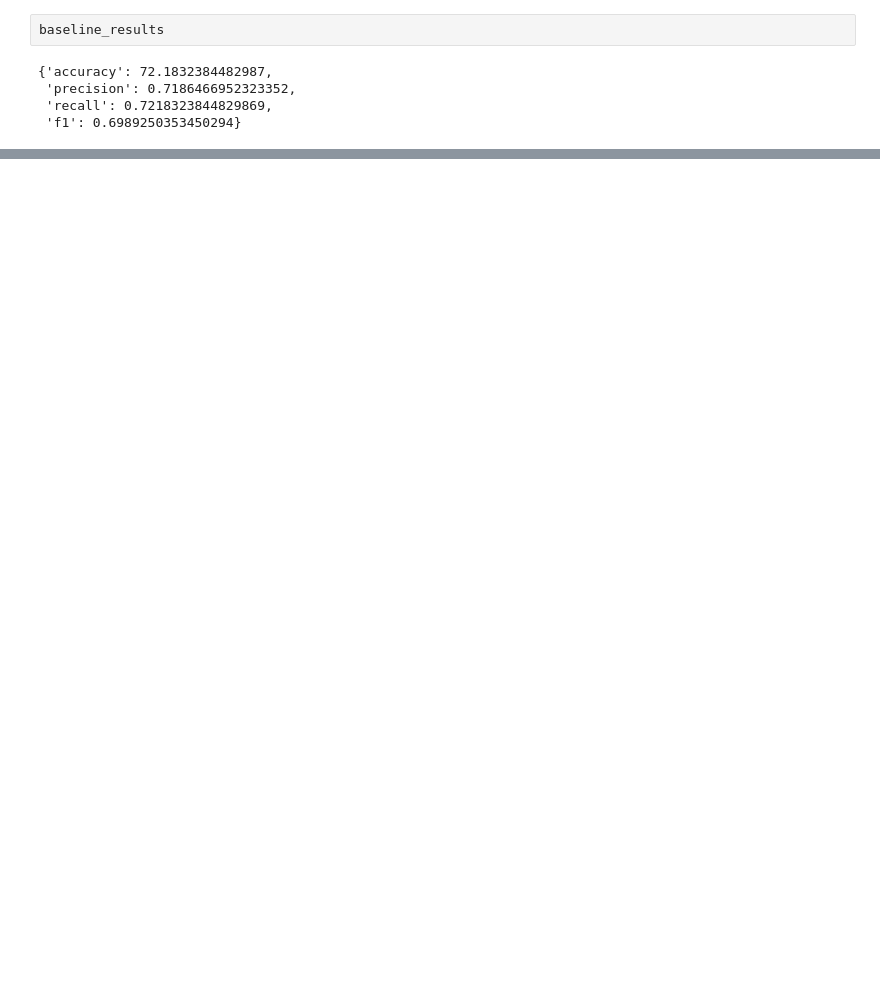
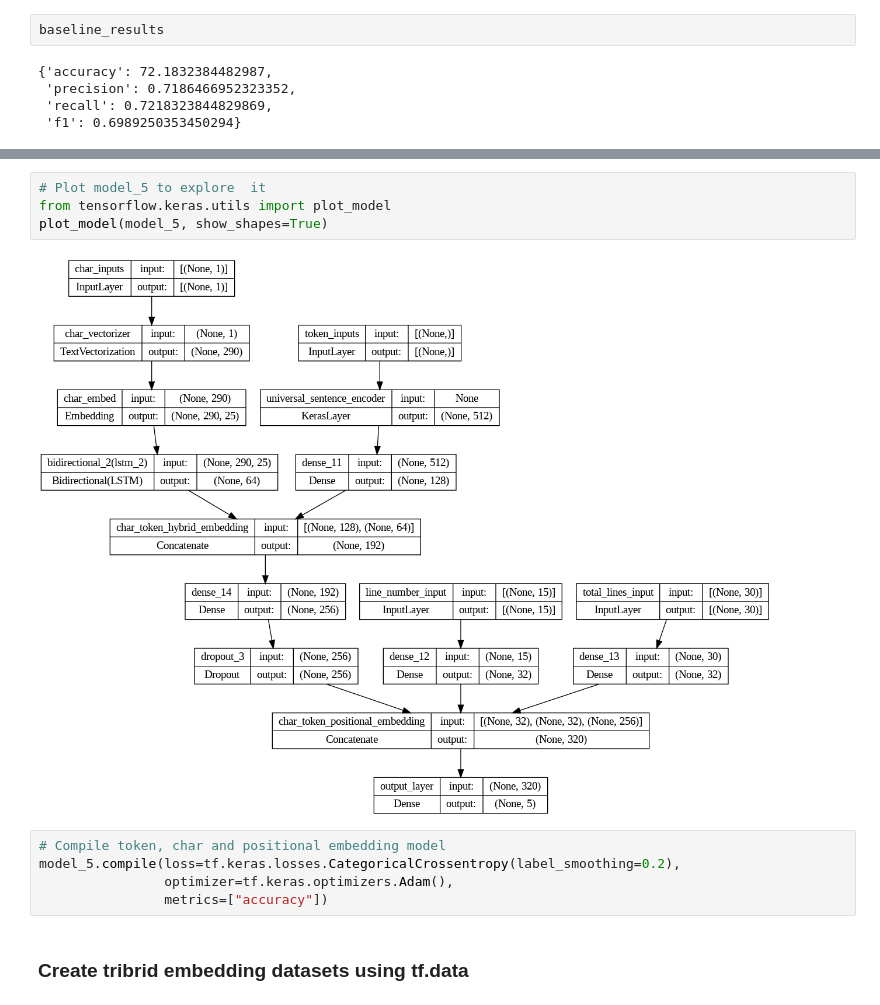
Before and after one commit to Nuthan03/SkimLit, a Jupyter notebook: SkimLit_NLP.ipynb, the cells around one changed output, grey strips where cells are left out. Drawn from its saved outputs; the diff is of its cells as text; blank space fills up the shorter version.

```diff
--- a/SkimLit_NLP.ipynb
+++ b/SkimLit_NLP.ipynb
@@ -1175,0 +1359,13 @@ baseline_results
+# %%
+# Plot model_5 to explore  it
+from tensorflow.keras.utils import plot_model
+plot_model(model_5, show_shapes=True)
+# %% [output]
+[figure, added]
+# %%
+# Compile token, char and positional embedding model
+model_5.compile(loss=tf.keras.losses.CategoricalCrossentropy(label_smoothing=0.2),
+                optimizer=tf.keras.optimizers.Adam(),
+                metrics=["accuracy"])
+# %% [markdown]
+### Create tribrid embedding datasets using tf.data
```
Also changed, not shown: parts of 63 cells of this notebook.
